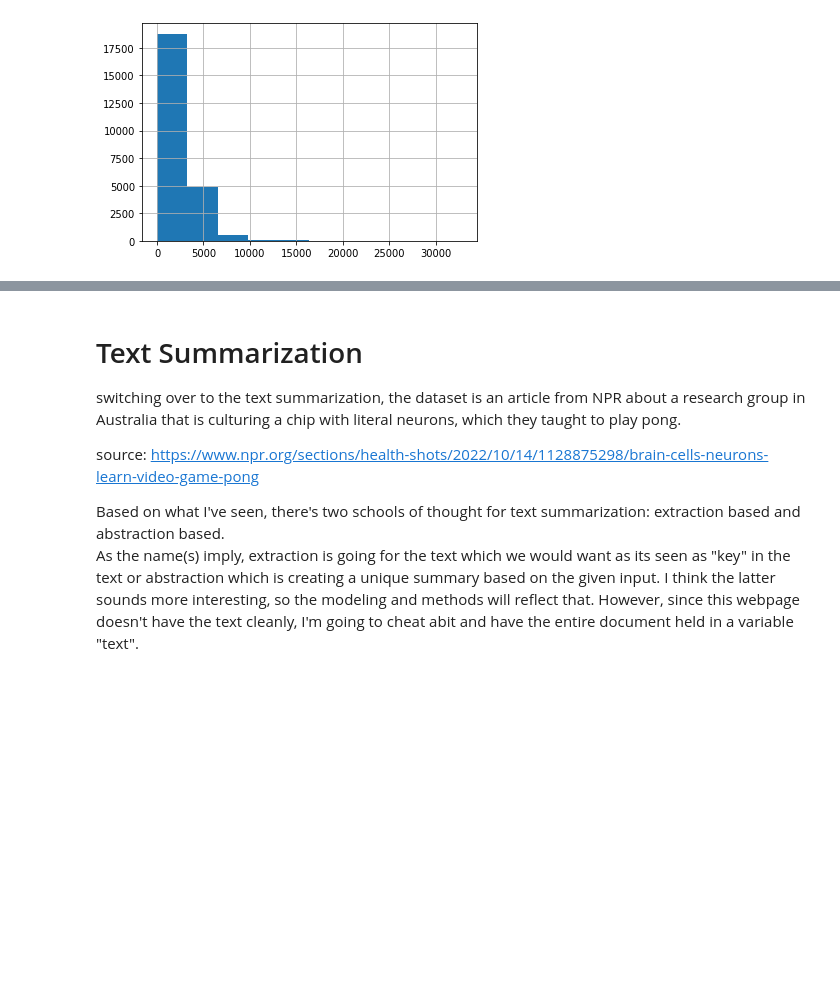
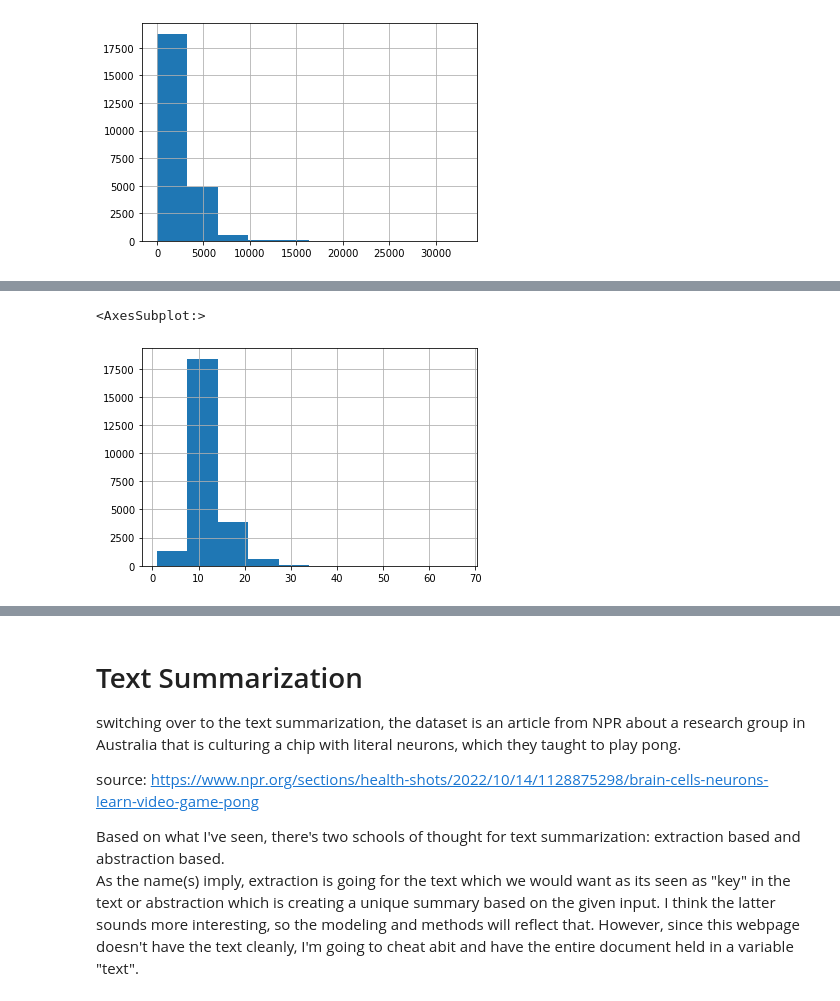
Before and after one commit to Cmeek09/NLP_with_deep_learning, a Jupyter notebook: project_part1.ipynb, the cells around one changed output, grey strips where cells are left out. Cells and saved outputs as stored; diff of their text form; code cells hidden in the pictures; blank space fills up the shorter version.

```diff
--- a/project_part1.ipynb
+++ b/project_part1.ipynb
@@ -87,0 +96,7 @@ c:\Users\User\AppData\Local\Programs\Python\Python39\python.exe
+# %%
+df.title.str.split().\
+    map(lambda x: len(x)).\
+    hist()
+# %% [output]
+<AxesSubplot:>
+[figure, added]
```
Also changed, not shown: parts of 22 cells of this notebook, 1 other file.
